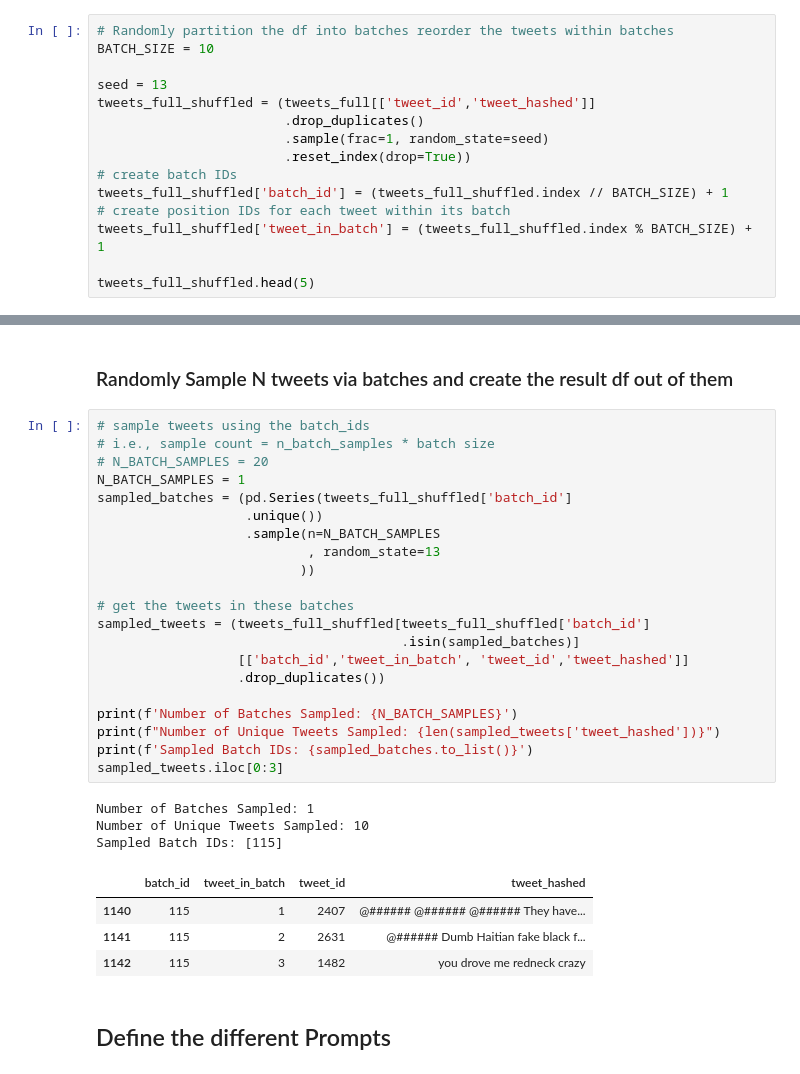
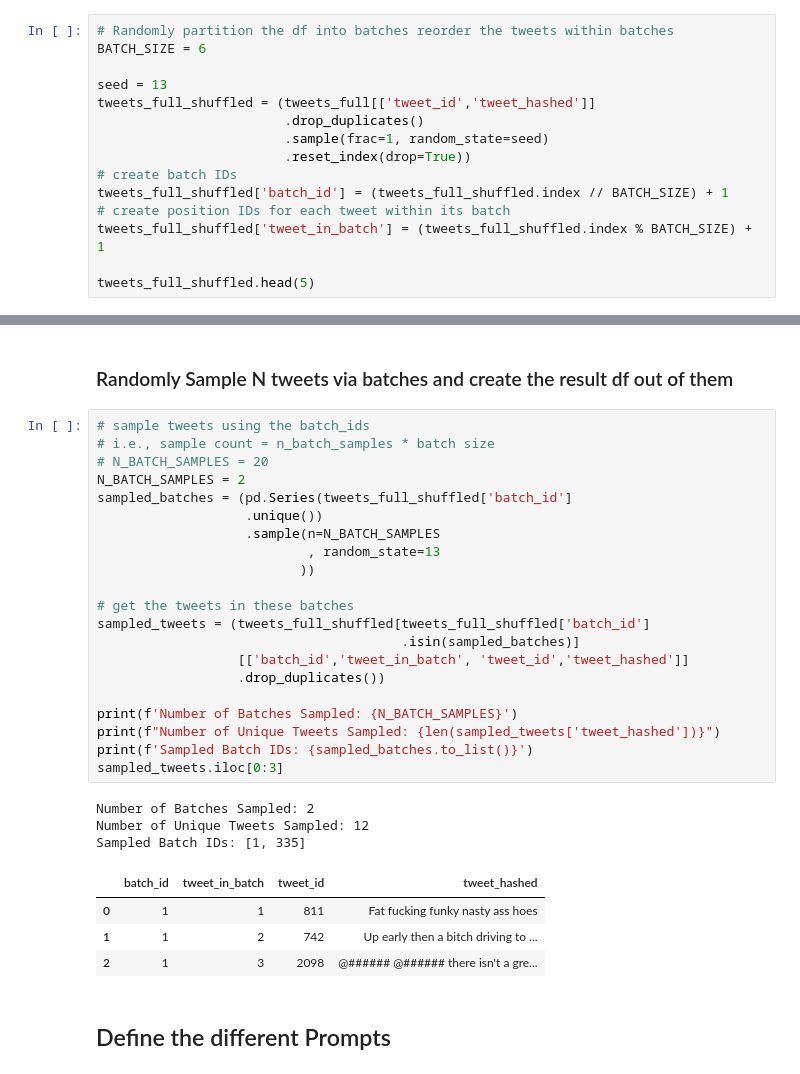
Before and after one commit to T-Reiter/llm-annotation-sensitivity, a Jupyter notebook: 4c_GPT_Labeling_Definition_FewShot_refined.ipynb, the cells around one changed output, grey strips where cells are left out. Saved outputs shown, nothing was run; the diff lists cells and outputs as text.

```diff
--- a/4c_GPT_Labeling_Definition_FewShot_refined.ipynb
+++ b/4c_GPT_Labeling_Definition_FewShot_refined.ipynb
@@ -169,7 +169,7 @@ In the end, we have have 50 tweets per batch (60 batches accordingly) that alway
 This randomized batch allocation process is replicated in the following.
 # %%
 # Randomly partition the df into batches reorder the tweets within batches
-BATCH_SIZE = 10
+BATCH_SIZE = 6
 
 seed = 13
 tweets_full_shuffled = (tweets_full[['tweet_id','tweet_hashed']]
@@ -198,32 +198,32 @@ tweets_full_shuffled.head(5)
 # %%
 # sample tweets using the batch_ids
 # i.e., sample count = n_batch_samples * batch size
 # N_BATCH_SAMPLES = 20
-N_BATCH_SAMPLES = 1
+N_BATCH_SAMPLES = 2
 sampled_batches = (pd.Series(tweets_full_shuffled['batch_id']
                    .unique())
                    .sample(n=N_BATCH_SAMPLES
                            , random_state=13
                           ))
 
 # get the tweets in these batches
 sampled_tweets = (tweets_full_shuffled[tweets_full_shuffled['batch_id']
                                        .isin(sampled_batches)]
                   [['batch_id','tweet_in_batch', 'tweet_id','tweet_hashed']]
                   .drop_duplicates())
 
 print(f'Number of Batches Sampled: {N_BATCH_SAMPLES}')
 print(f"Number of Unique Tweets Sampled: {len(sampled_tweets['tweet_hashed'])}")
 print(f'Sampled Batch IDs: {sampled_batches.to_list()}')
 sampled_tweets.iloc[0:3]
 # %% [output]
-Number of Batches Sampled: 1
-Number of Unique Tweets Sampled: 10
-Sampled Batch IDs: [115]
+Number of Batches Sampled: 2
+Number of Unique Tweets Sampled: 12
+Sampled Batch IDs: [1, 335]
 |  | batch_id | tweet_in_batch | tweet_id | tweet_hashed |
-| 1140 | 115 | 1 | 2407 | @###### @###### @###### They have... |
-| 1141 | 115 | 2 | 2631 | @###### Dumb Haitian fake black f... |
-| 1142 | 115 | 3 | 1482 | you drove me redneck crazy |
+| 0 | 1 | 1 | 811 | Fat fucking funky nasty ass hoes |
+| 1 | 1 | 2 | 742 | Up early then a bitch driving to ... |
+| 2 | 1 | 3 | 2098 | @###### @###### there isn't a gre... |
 # %% [markdown]
 <a id="define_prompts"></a>
 ## Define the different Prompts
```
Also changed, not shown: parts of 8 cells of this notebook, 2 other files.
